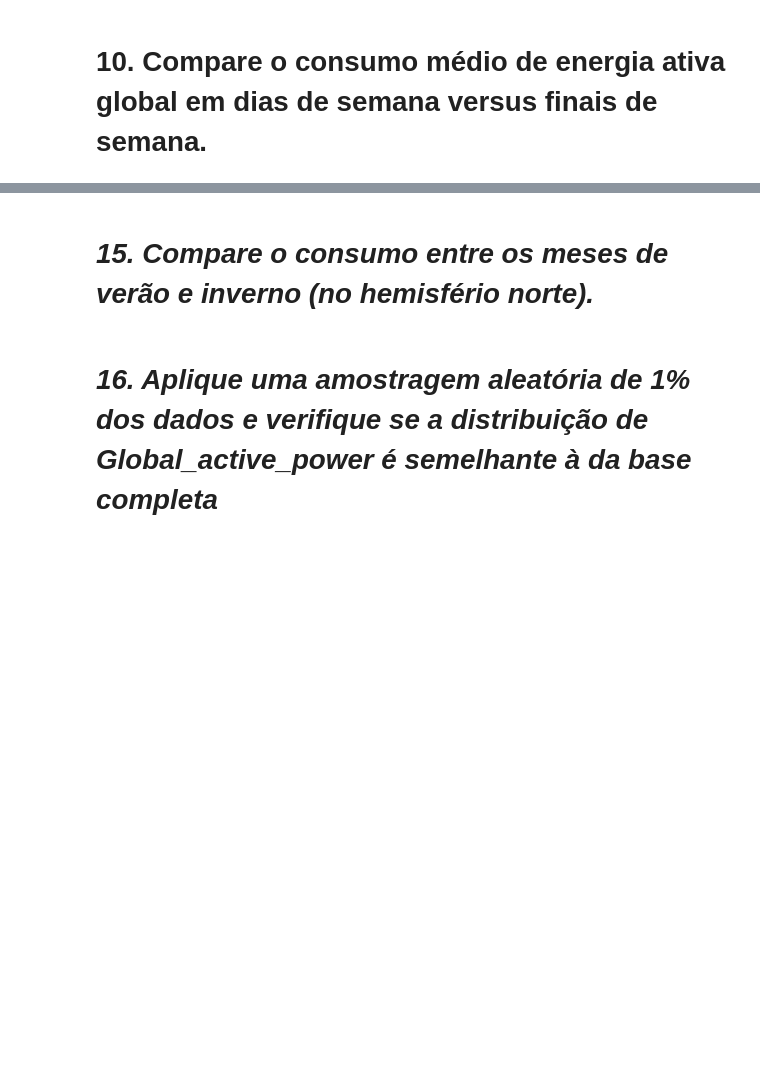
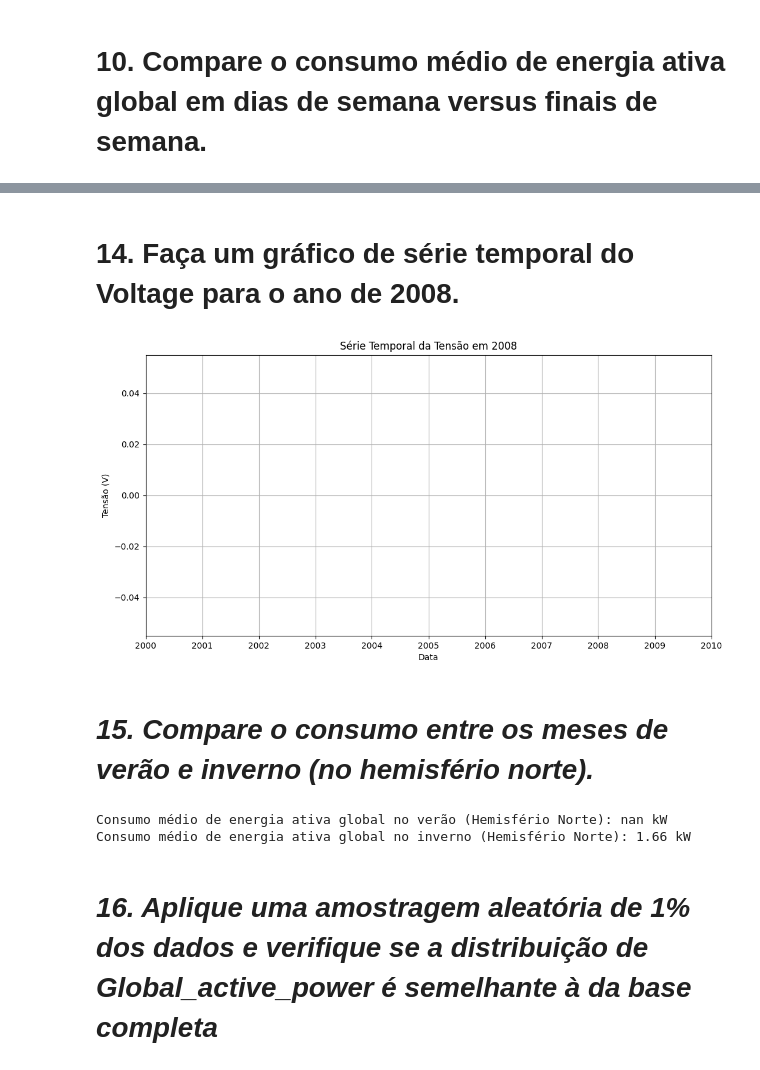
Before and after one commit to PedroH-07/Checkpoint1-SERS, a Jupyter notebook: CP01_SERS.ipynb, the cells around one changed output, grey strips where cells are left out. Drawn from its saved outputs; the diff is of its cells as text; code cells hidden in the pictures; blank space fills up the shorter version.

```diff
--- a/CP01_SERS.ipynb
+++ b/CP01_SERS.ipynb
@@ -93,0 +176,7 @@ display(average_power_by_daytype)
+# %%
+df['Sub_metering_1'] = pd.to_numeric(df['Sub_metering_1'], errors='coerce')
+df['Sub_metering_2'] = pd.to_numeric(df['Sub_metering_2'], errors='coerce')
+df['Sub_metering_3'] = pd.to_numeric(df['Sub_metering_3'], errors='coerce')
+
+df['Total_Sub_metering'] = df['Sub_metering_1'] + df['Sub_metering_2'] + df['Sub_metering_3']
+display(df.head())
@@ -94,3 +211,17 @@ display(average_power_by_daytype)
+# %% [markdown]
+# **14. Faça um gráfico de série temporal do Voltage para o ano de 2008.**
+# %%
+df_2008 = df[df.index.year == 2008]
+
+plt.figure(figsize=(12, 6))
+plt.plot(df_2008.index, df_2008['Voltage'])
+plt.xlabel('Data')
+plt.ylabel('Tensão (V)')
+plt.title('Série Temporal da Tensão em 2008')
+plt.grid(True)
+plt.show()
+# %% [output]
+[figure, added]
 # %% [markdown]
 # ***15. Compare o consumo entre os meses de verão e inverno (no hemisfério norte).***
 # %%
@@ -106,6 +237,9 @@ average_power_winter = df_winter['Global_active_power'].mean()
 
 print(f"Consumo médio de energia ativa global no verão (Hemisfério Norte): {average_power_summer:.2f} kW")
 print(f"Consumo médio de energia ativa global no inverno (Hemisfério Norte): {average_power_winter:.2f} kW")
+# %% [output]
+Consumo médio de energia ativa global no verão (Hemisfério Norte): nan kW
+Consumo médio de energia ativa global no inverno (Hemisfério Norte): 1.66 kW
 # %% [markdown]
 # ***16. Aplique uma amostragem aleatória de 1% dos dados e verifique se a distribuição de Global_active_power é semelhante à da base completa***
 # %%
```
Also changed, not shown: parts of 65 cells of this notebook.
